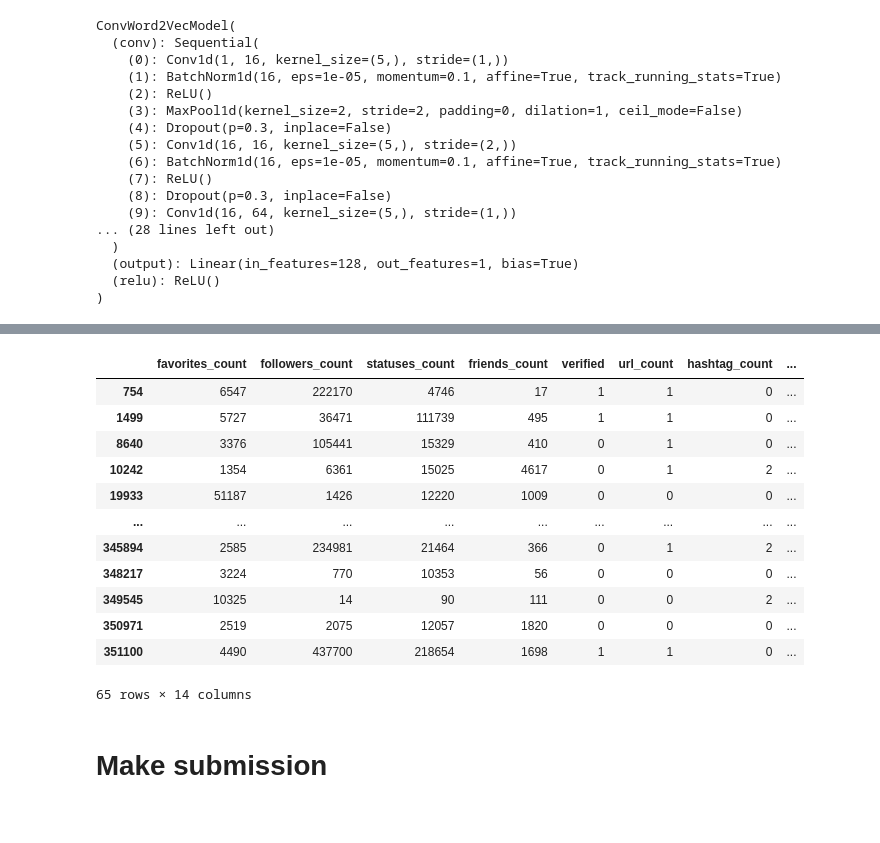
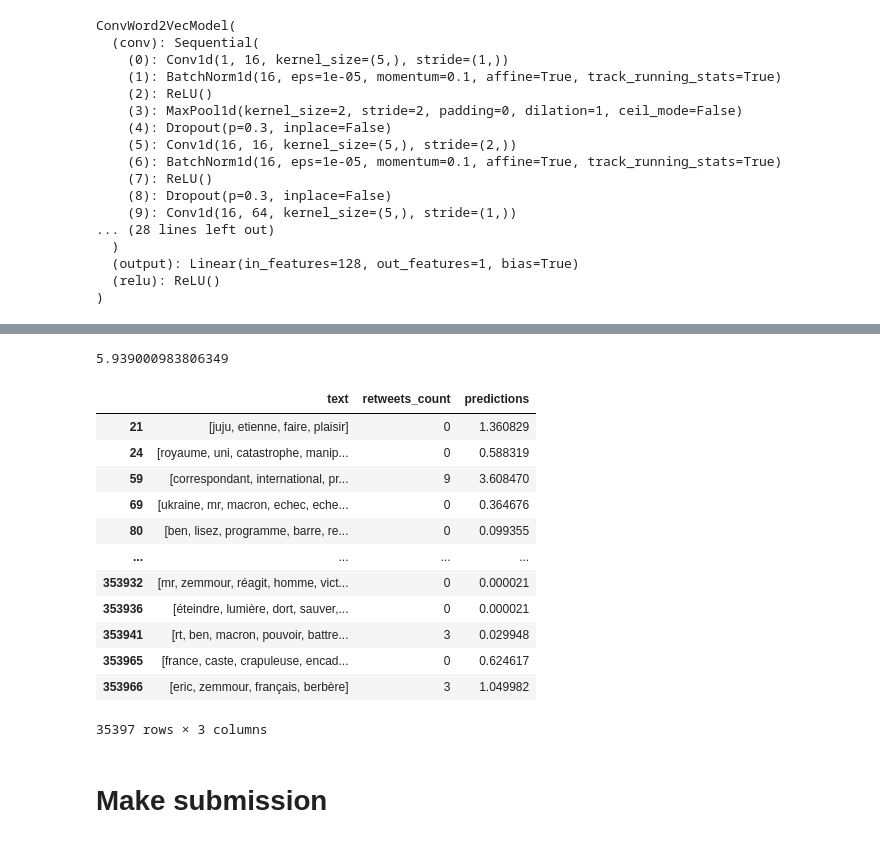
Before and after one commit to caiocj1/retweet-num-prediction, a Jupyter notebook: data_exploration.ipynb, the cells around one changed output, grey strips where cells are left out. Drawn from its saved outputs; the diff is of its cells as text; code cells hidden in the pictures.

```diff
--- a/data_exploration.ipynb
+++ b/data_exploration.ipynb
@@ -384,19 +328,25 @@ Name: abs_error, Length: 35397, dtype: bool
-# %%
-train_X.iloc[val_indexes][val_predictions['abs_error'] > 500]
-# %% [output]
-|  | favorites_count | followers_count | statuses_count | friends_count | verified | url_count | hashtag_count | ... |
-| 754 | 6547 | 222170 | 4746 | 17 | 1 | 1 | 0 | ... |
-| 1499 | 5727 | 36471 | 111739 | 495 | 1 | 1 | 0 | ... |
-| 8640 | 3376 | 105441 | 15329 | 410 | 0 | 1 | 0 | ... |
-| 10242 | 1354 | 6361 | 15025 | 4617 | 0 | 1 | 2 | ... |
-| 19933 | 51187 | 1426 | 12220 | 1009 | 0 | 0 | 0 | ... |
-| ... | ... | ... | ... | ... | ... | ... | ... | ... |
-| 345894 | 2585 | 234981 | 21464 | 366 | 0 | 1 | 2 | ... |
-| 348217 | 3224 | 770 | 10353 | 56 | 0 | 0 | 0 | ... |
-| 349545 | 10325 | 14 | 90 | 111 | 0 | 0 | 2 | ... |
-| 350971 | 2519 | 2075 | 12057 | 1820 | 0 | 0 | 0 | ... |
-| 351100 | 4490 | 437700 | 218654 | 1698 | 1 | 1 | 0 | ... |
-65 rows × 14 columns
+# %%
+np.abs(val_results - train_y.values[val_indexes]).mean()
+# %% [output]
+5.939000983806349
+# %%
+val_analysis = train_df.iloc[val_indexes][['text', 'retweets_count']]
+val_analysis['predictions'] = val_results
+val_analysis
+# %% [output]
+|  | text | retweets_count | predictions |
+| 21 | [juju, etienne, faire, plaisir] | 0 | 1.360829 |
+| 24 | [royaume, uni, catastrophe, manip... | 0 | 0.588319 |
+| 59 | [correspondant, international, pr... | 9 | 3.608470 |
+| 69 | [ukraine, mr, macron, echec, eche... | 0 | 0.364676 |
+| 80 | [ben, lisez, programme, barre, re... | 0 | 0.099355 |
+| ... | ... | ... | ... |
+| 353932 | [mr, zemmour, réagit, homme, vict... | 0 | 0.000021 |
+| 353936 | [éteindre, lumière, dort, sauver,... | 0 | 0.000021 |
+| 353941 | [rt, ben, macron, pouvoir, battre... | 3 | 0.029948 |
+| 353965 | [france, caste, crapuleuse, encad... | 0 | 0.624617 |
+| 353966 | [eric, zemmour, français, berbère] | 3 | 1.049982 |
+35397 rows × 3 columns
 # %% [markdown]
 # Make submission
 # %%
```
Also changed, not shown: parts of 10 cells of this notebook, 2 other files.
